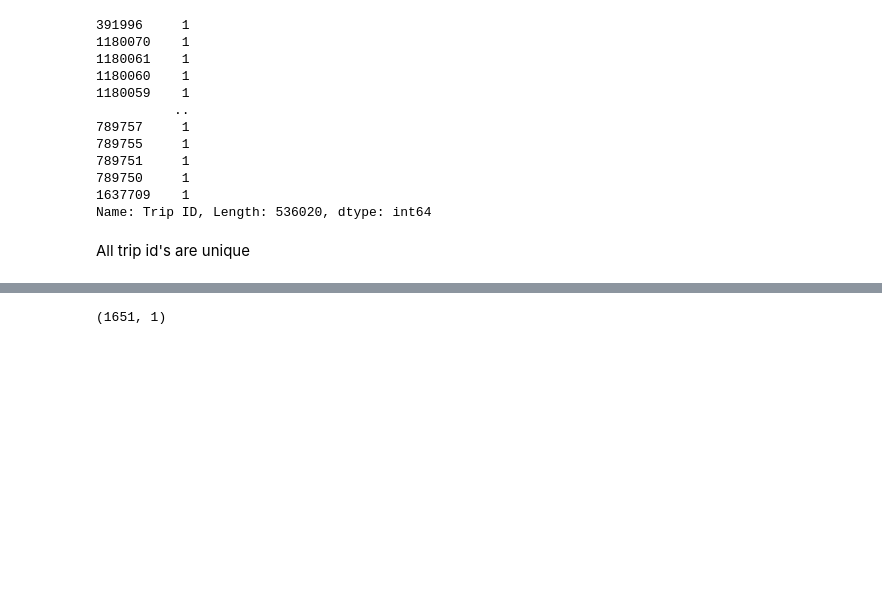
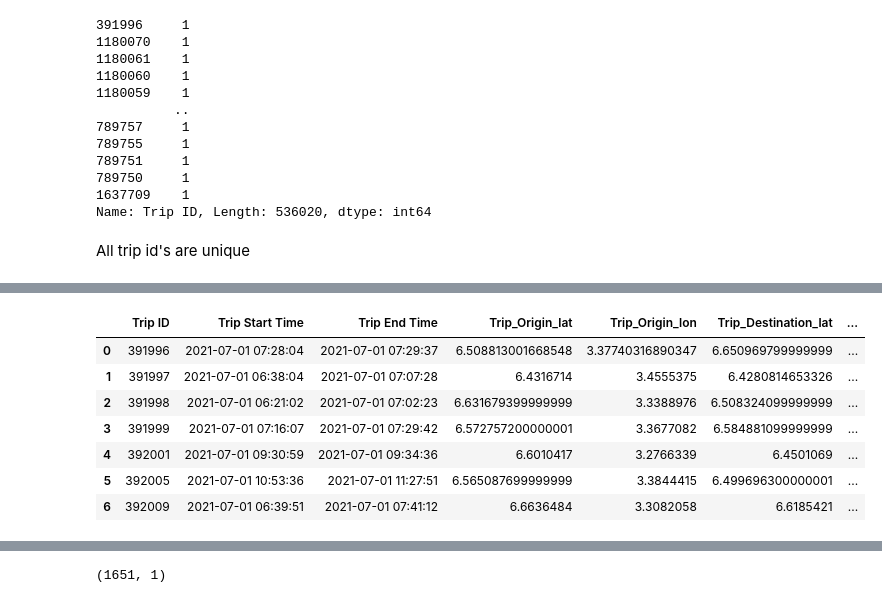
Before and after one commit to Fisseha-Estifanos/delivery_drivers, a Jupyter notebook: notebooks/eda.ipynb, the cells around one changed output, grey strips where cells are left out. Cells and saved outputs as stored; diff of their text form; code cells hidden in the pictures; blank space fills up the shorter version.

```diff
--- a/notebooks/eda.ipynb
+++ b/notebooks/eda.ipynb
@@ -139,0 +176,11 @@ Index(['Trip ID', 'Trip Origin', 'Trip Destination', 'Trip Start Time',
+# %%
+df1[:7]
+# %% [output]
+|  | Trip ID | Trip Start Time | Trip End Time | Trip_Origin_lat | Trip_Origin_lon | Trip_Destination_lat | ... |
+| 0 | 391996 | 2021-07-01 07:28:04 | 2021-07-01 07:29:37 | 6.508813001668548 | 3.37740316890347 | 6.650969799999999 | ... |
+| 1 | 391997 | 2021-07-01 06:38:04 | 2021-07-01 07:07:28 | 6.4316714 | 3.4555375 | 6.4280814653326 | ... |
+| 2 | 391998 | 2021-07-01 06:21:02 | 2021-07-01 07:02:23 | 6.631679399999999 | 3.3388976 | 6.508324099999999 | ... |
+| 3 | 391999 | 2021-07-01 07:16:07 | 2021-07-01 07:29:42 | 6.572757200000001 | 3.3677082 | 6.584881099999999 | ... |
+| 4 | 392001 | 2021-07-01 09:30:59 | 2021-07-01 09:34:36 | 6.6010417 | 3.2766339 | 6.4501069 | ... |
+| 5 | 392005 | 2021-07-01 10:53:36 | 2021-07-01 11:27:51 | 6.565087699999999 | 3.3844415 | 6.499696300000001 | ... |
+| 6 | 392009 | 2021-07-01 06:39:51 | 2021-07-01 07:41:12 | 6.6636484 | 3.3082058 | 6.6185421 | ... |
```
Also changed, not shown: parts of 48 cells of this notebook.
